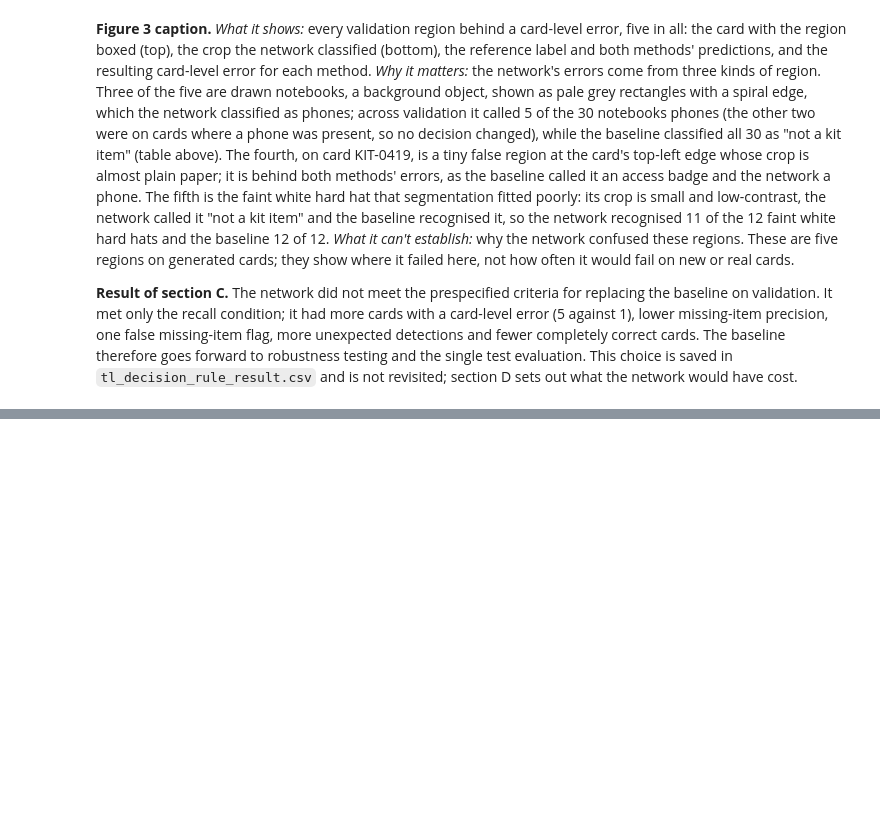
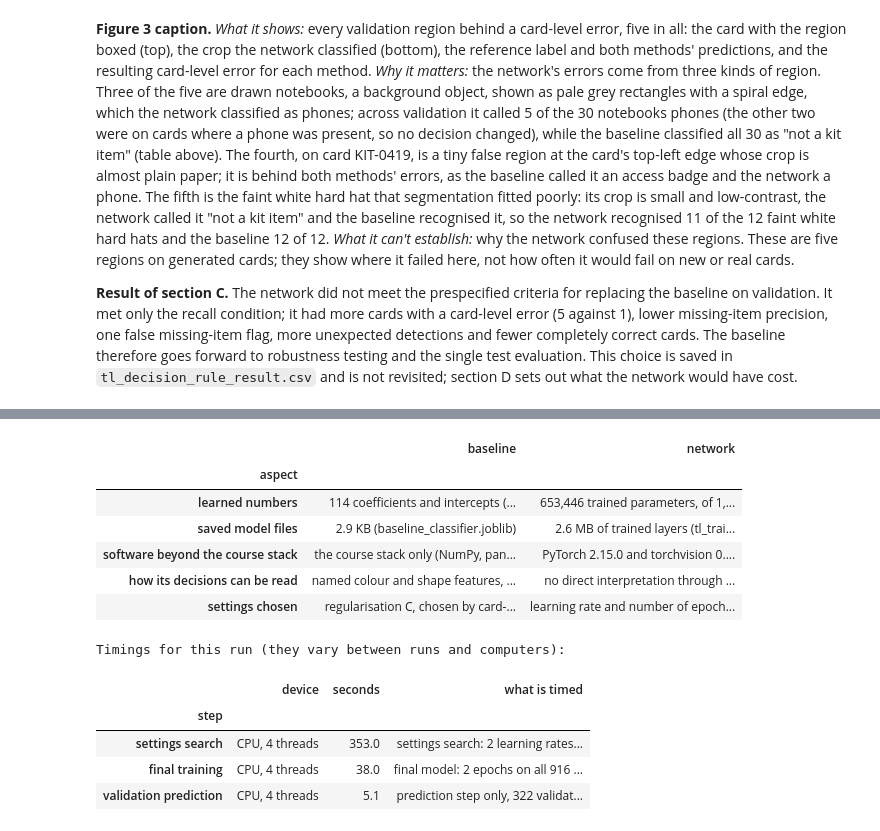
Before and after one commit to isabellemclean1001-blip/AIDA_Izzy_HR_Onboarding_Project-review, a Jupyter notebook: AIDA-2154/final-project/analysis/04_transfer_learning.ipynb, the cells around one changed output, grey strips where cells are left out. Drawn from its saved outputs; the diff is of its cells as text; code cells hidden in the pictures; blank space fills up the shorter version.

```diff
--- a/AIDA-2154/final-project/analysis/04_transfer_learning.ipynb
+++ b/AIDA-2154/final-project/analysis/04_transfer_learning.ipynb
@@ -287,7 +287,8 @@ best = grid.sort_values(["holdout_macro_f1", "epoch", "learning_rate"], ascendin
 CHOSEN = {"learning_rate": float(best["learning_rate"]), "epochs": int(best["epoch"])}
 grid.insert(0, "data_version", DATA_VERSION)
 grid.to_csv(OUTPUT_DIR / "tl_holdout_grid.csv", index=False)
-print(f"Settings search: {time.time() - start:.0f} s")
+search_seconds = time.time() - start
+print(f"Settings search: {search_seconds:.0f} s")
 display(grid.drop(columns="data_version").round(4))
 print(f"Chosen on the internal hold-out: learning rate {CHOSEN['learning_rate']:g}, {CHOSEN['epochs']} epochs "
       f"(hold-out region macro F1 {best['holdout_macro_f1']:.3f})")
@@ -809,0 +817,63 @@ Background objects and false regions on validation, by how each method classifie
+# %%
+import joblib                                                       # reads notebook 03's saved baseline model
+
+baseline_model = joblib.load(OUTPUT_DIR / "baseline_classifier.joblib")
+scaler, logreg = baseline_model.named_steps["standardscaler"], baseline_model.named_steps["logisticregression"]
+baseline_numbers = int(logreg.coef_.size + logreg.intercept_.size)
+baseline_scaling = int(scaler.mean_.size + scaler.scale_.size)
+network_all = int(sum(p.numel() for p in final_model.parameters()))
+network_trained = int(sum(p.numel() for p in final_model.parameters() if p.requires_grad))
+size_kb = lambda path: Path(path).stat().st_size / 1e3
+
+costs = pd.DataFrame({
+    "baseline": [
+        f"{baseline_numbers} coefficients and intercepts ({logreg.coef_.shape[1]} features x {logreg.coef_.shape[0]} classes "
+        f"+ {logreg.intercept_.size}), plus {baseline_scaling} scaling values",
+        f"{size_kb(OUTPUT_DIR / 'baseline_classifier.joblib'):.1f} KB (baseline_classifier.joblib)",
+        "the course stack only (NumPy, pandas, scikit-learn, OpenCV, Pillow)",
+        "named colour and shape features, each with a coefficient per class (notebook 03)",
+        "regularisation C, chosen by card-grouped cross-validation on training regions",
+    ],
+    "network": [
+        f"{network_trained:,} trained parameters, of {network_all:,} used for every prediction",
+        f"{size_kb(LAYERS_PATH) / 1e3:.1f} MB of trained layers (tl_trained_layers.pt) + "
+        f"{size_kb(weights_file) / 1e3:.1f} MB of pretrained weights ({weights_file.name})",
+        f"PyTorch {torch.__version__} and torchvision {torchvision.__version__}, plus a one-time download of the pretrained weights",
+        "no direct interpretation through named colour and shape coefficients; this notebook examines behaviour "
+        "through confusion tables and error examples",
+        f"learning rate and number of epochs chosen on held-out training cards ({len(LR_GRID)} learning rates, epochs 1-{MAX_EPOCHS}); "
+        "architecture, trained layers, augmentation, crop margin and batch size fixed in advance",
+    ],
+}, index=pd.Index(["learned numbers", "saved model files", "software beyond the course stack", "how its decisions can be read",
+                   "settings chosen"], name="aspect"))
+costs.insert(0, "data_version", DATA_VERSION)
+costs.to_csv(OUTPUT_DIR / "tl_costs.csv")
+with pd.option_context("display.max_colwidth", None):
+    display(costs.drop(columns="data_version"))
+
+timings = pd.DataFrame({
+    "seconds": [round(search_seconds), round(final_seconds), round(predict_seconds, 1)],
+    "what is timed": [f"settings search: {len(LR_GRID)} learning rates x {MAX_EPOCHS} epochs on the internal-fit cards, "
+                      "scoring the hold-out after each epoch",
+                      f"final model: {CHOSEN['epochs']} epochs on all {len(train_rows)} training regions",
+                      f"prediction step only, {len(val)} validation regions (crops already in memory)"],
+}, index=pd.Index(["settings search", "final training", "validation prediction"], name="step"))
+timings.insert(0, "device", f"CPU, {torch.get_num_threads()} threads")
+timings.to_csv(OUTPUT_DIR / "tl_timings_this_run.csv")
+print("Timings for this run (they vary between runs and computers):")
+with pd.option_context("display.max_colwidth", None):
+    display(timings)
+# %% [output]
+|  | baseline | network |
+| aspect |  |  |
+| learned numbers | 114 coefficients and intercepts (... | 653,446 trained parameters, of 1,... |
+| saved model files | 2.9 KB (baseline_classifier.joblib) | 2.6 MB of trained layers (tl_trai... |
+| software beyond the course stack | the course stack only (NumPy, pan... | PyTorch 2.15.0 and torchvision 0.... |
+| how its decisions can be read | named colour and shape features, ... | no direct interpretation through ... |
+| settings chosen | regularisation C, chosen by card-... | learning rate and number of epoch... |
+Timings for this run (they vary between runs and computers):
+|  | device | seconds | what is timed |
+| step |  |  |  |
+| settings search | CPU, 4 threads | 353.0 | settings search: 2 learning rates... |
+| final training | CPU, 4 threads | 38.0 | final model: 2 epochs on all 916 ... |
+| validation prediction | CPU, 4 threads | 5.1 | prediction step only, 322 validat... |
```
Also changed, not shown: parts of 8 cells of this notebook, 22 other files.
